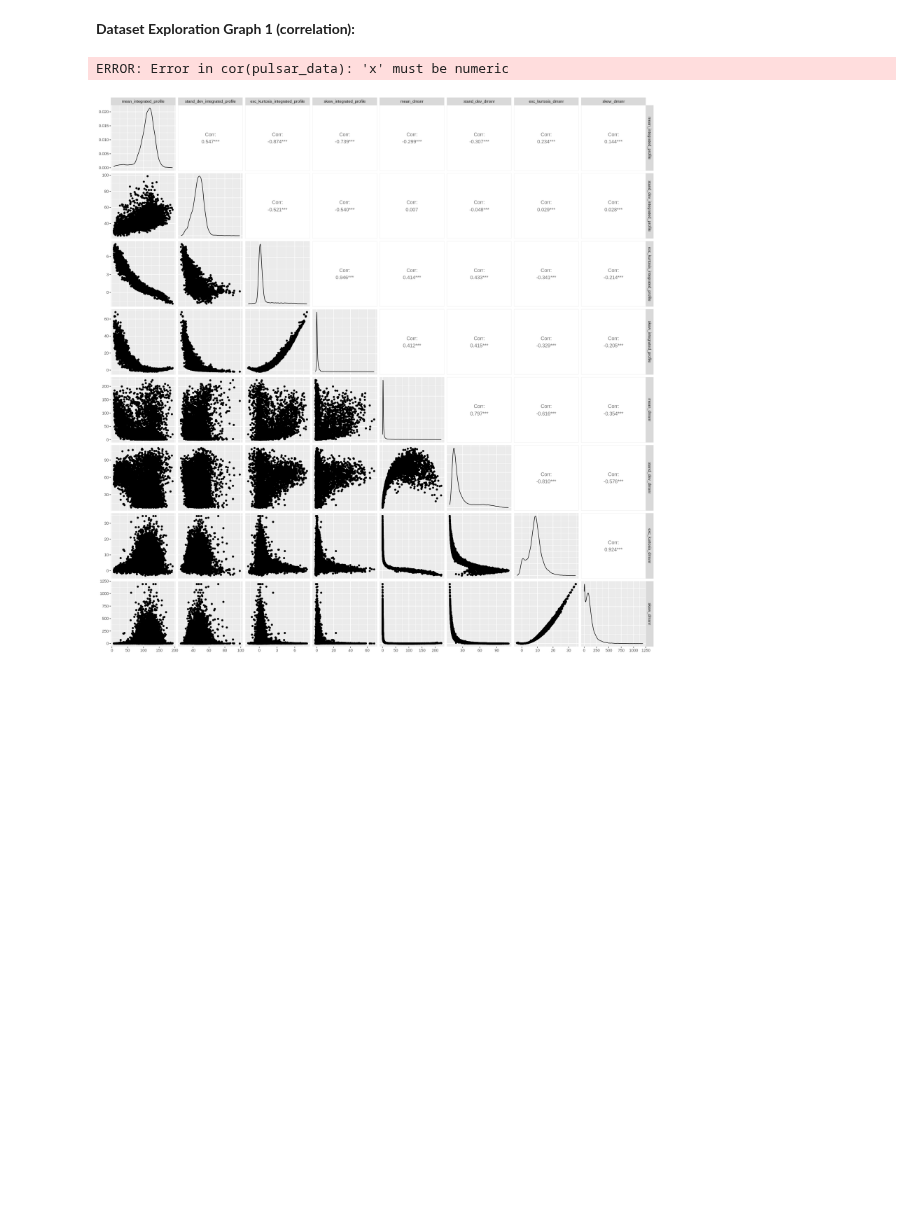
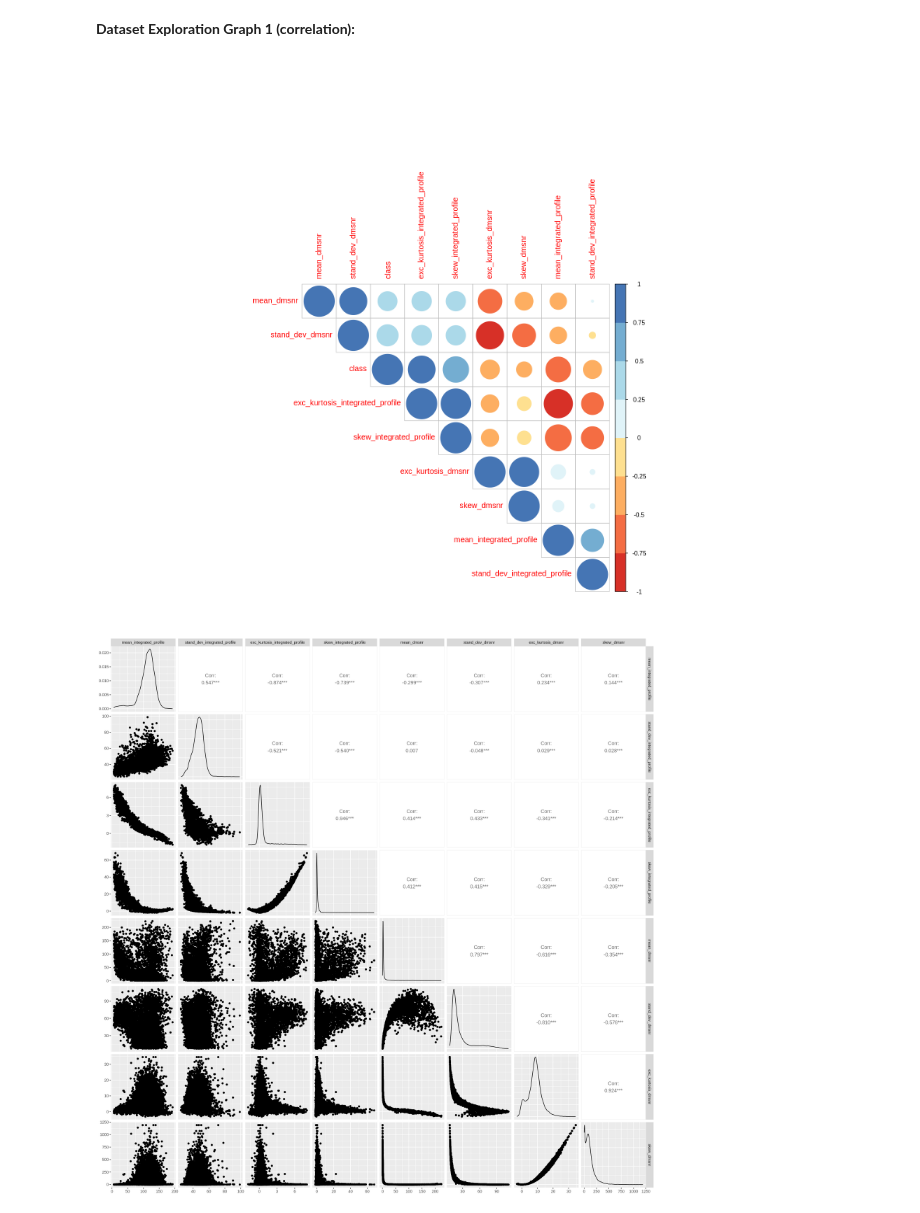
Before and after one commit to nailserverzone/dsci-100-2023w2-group-11, a Jupyter notebook: Final_project.ipynb, the cells around one changed output. Cells and saved outputs as stored; diff of their text form; code cells hidden in the pictures; blank space fills up the shorter version.

```diff
--- a/Final_project.ipynb
+++ b/Final_project.ipynb
@@ -64,10 +64,10 @@ Skipping install of 'tune' from a github remote, the SHA1 (759ff543) has not cha
 # %% [markdown]
 We begin by reading in our dataset and tidying it by adding column names and removing any rows with missing values.
 # %%
-pulsar_data <- read_csv("pulsar_data.csv", col_names = c("mean_integrated_profile", "stand_dev_integrated_profile", "exc_kurtosis_integrated_profile",
+pulsar_data_raw <- read_csv("pulsar_data.csv", col_names = c("mean_integrated_profile", "stand_dev_integrated_profile", "exc_kurtosis_integrated_profile",
                                                          "skew_integrated_profile", "mean_dmsnr", "stand_dev_dmsnr", "exc_kurtosis_dmsnr",
                                                          "skew_dmsnr", "class"))
-pulsar_data <- pulsar_data |>
+pulsar_data_raw <- pulsar_data |>
     drop_na() |>
     mutate(class = as_factor(class))
 head(pulsar_data)
@@ -95,11 +95,11 @@ A tibble: 6 × 9
 # %%
 options(repr.plot.width = 12, repr.plot.height = 12)
 #ERROR!
-cor_pulse <- cor(pulsar_data)
+cor_pulse <- cor(pulsar_data_raw)
 corrplot(cor_pulse, type="upper", order="hclust",col=brewer.pal(n=8, name="RdYlBu"))
 #need to add a "Figure 1" with a title
 # %% [output]
-ERROR: Error in cor(pulsar_data): 'x' must be numeric
+[figure, added]
 # %%
 options(repr.plot.width = 17, repr.plot.height = 17)
 pm_pairs <- select(pulsar_data, "mean_integrated_profile":"skew_dmsnr")%>%
```
Also changed, not shown: parts of 1 cell of this notebook.
